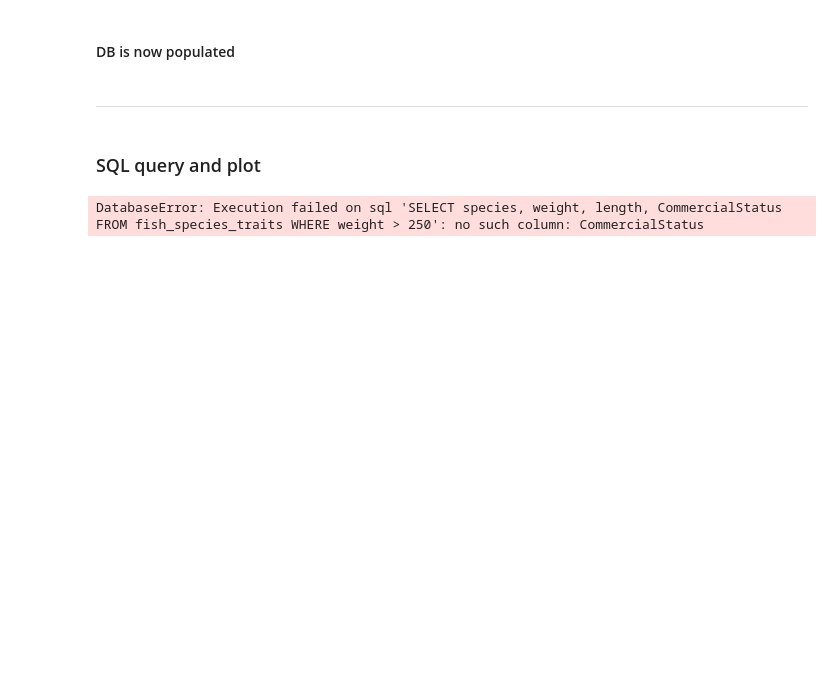
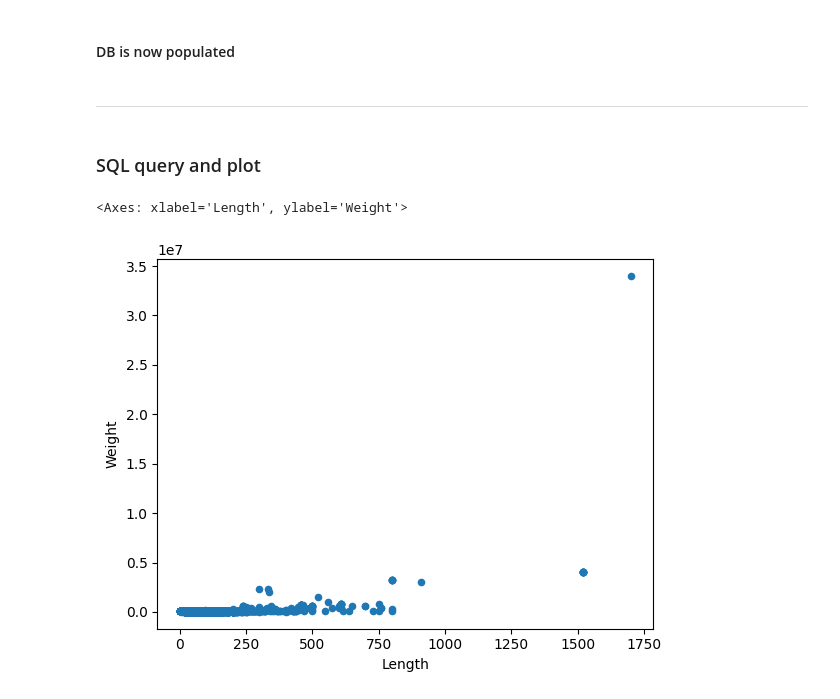
Before and after one commit to nhardemandata/fish-species-project, a Jupyter notebook: sql/Python_SQL.ipynb, the cells around one changed output. Drawn from its saved outputs; the diff is of its cells as text; code cells hidden in the pictures; blank space fills up the shorter version.

```diff
--- a/sql/Python_SQL.ipynb
+++ b/sql/Python_SQL.ipynb
@@ -55,11 +61,12 @@ print(pd.read_sql("SELECT * FROM fish_species_traits LIMIT 5;", conn))
 ### SQL query and plot
 # %%
 # SQL query
-query1 = "SELECT species, weight, length, CommercialStatus FROM fish_species_traits WHERE weight > 250"
+query1 = "SELECT Species, Weight, Length, CommercialStatus FROM fish_species_traits WHERE weight > 250;"
 # new df based on 250+ grams
 df_heavy_fish = pd.read_sql(query1, conn)
-# %% [output]
-DatabaseError: Execution failed on sql 'SELECT species, weight, length, CommercialStatus FROM fish_species_traits WHERE weight > 250': no such column: CommercialStatus
 # %%
 # plot
-df_heavy.plot.scatter(x='length', y='weight')
+df_heavy_fish.plot.scatter(x='Length', y='Weight')
+# %% [output]
+<Axes: xlabel='Length', ylabel='Weight'>
+[figure, added]
```
Also changed, not shown: parts of 30 cells of this notebook, 1 other file.
